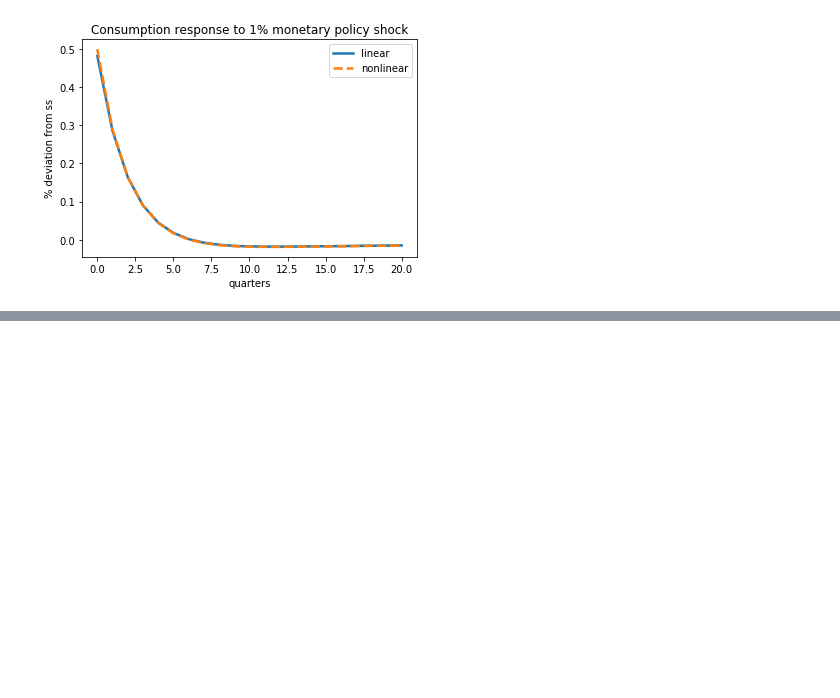
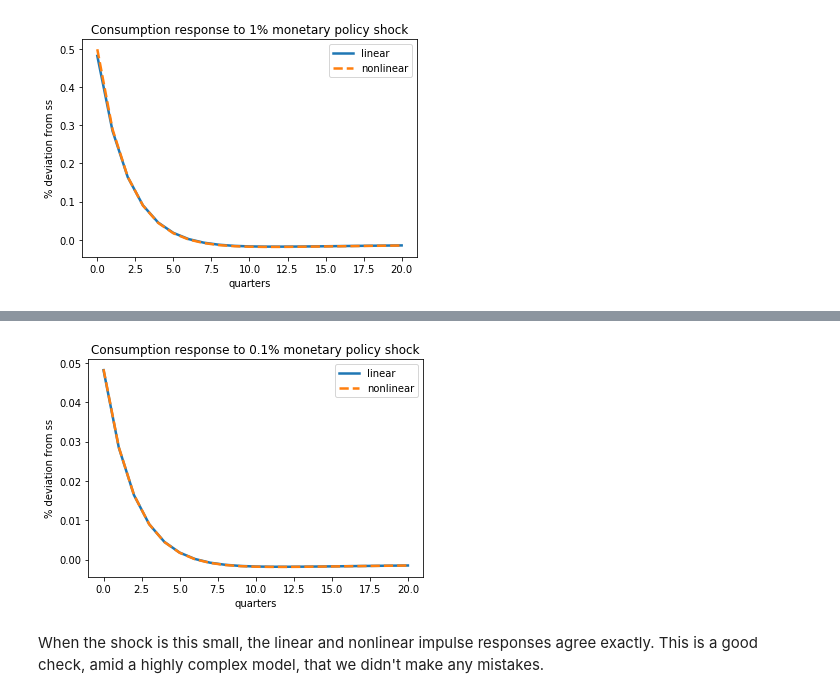
Before and after one commit to shade-econ/sequence-jacobian, a Jupyter notebook: two_asset.ipynb, the cells around one changed output, grey strips where cells are left out. Cells and saved outputs as stored; diff of their text form; code cells hidden in the pictures; blank space fills up the shorter version.

```diff
--- a/two_asset.ipynb
+++ b/two_asset.ipynb
@@ -182,7 +182,7 @@ Making use of these solved blocks, we can write a DAG for this model in just 3 u
 
 Let's start by defining the inputs common across our convenience functions. Since computing the Jacobian of this two-asset HA block is somewhat costly, it's a good idea to save it for subsequent use.
 # %%
-T = 500
+T = 300
 block_list = [two_asset.household_inc, pricing, arbitrage, production,
               dividend, taylor, fiscal, finance, wage, union, mkt_clearing]
 exogenous = ['rstar', 'Z', 'G']
@@ -256,0 +260,3 @@ plt.show()
+# %%
+td_nonlin = nonlinear.td_solve(ss, block_list, unknowns, targets,
+                               rstar=ss['r']+0.1*drstar[:,2], use_saved=True)
@@ -256,0 +280,14 @@ plt.show()
+# %%
+dY_nonlin = 100 * (td_nonlin['Y'] - 1)
+
+plt.plot(0.1*dY[:21, 2], label='linear', linestyle='-', linewidth=2.5)
+plt.plot(dY_nonlin[:21], label='nonlinear', linestyle='--', linewidth=2.5)
+plt.title(r'Consumption response to 0.1% monetary policy shock')
+plt.xlabel('quarters')
+plt.ylabel('% deviation from ss')
+plt.legend()
+plt.show()
+# %% [output]
+[figure, added]
+# %% [markdown]
+When the shock is this small, the linear and nonlinear impulse responses agree exactly. This is a good check, amid a highly complex model, that we didn't make any mistakes.
```
Also changed, not shown: parts of 9 cells of this notebook, 2 other files.
